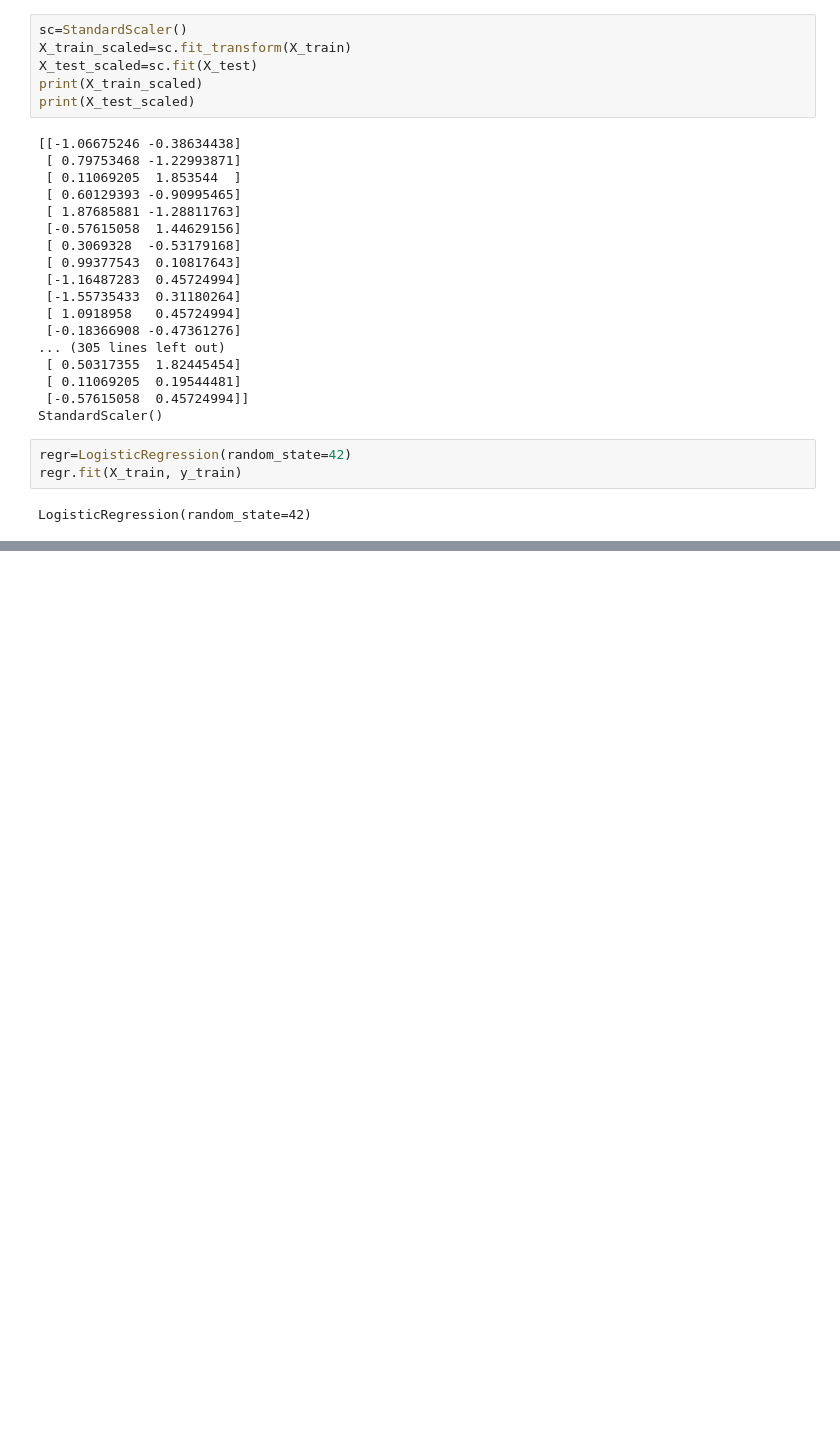
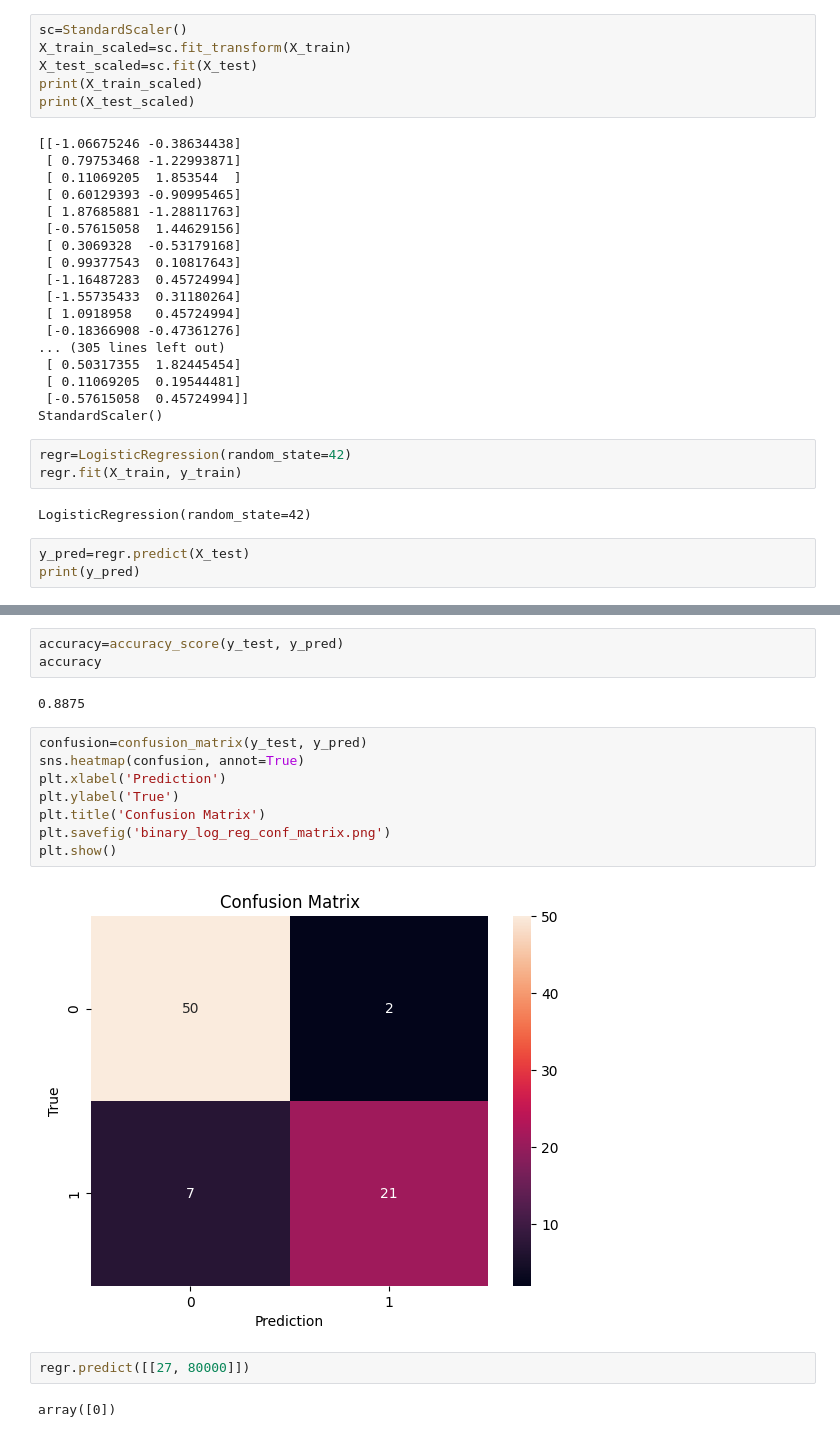
Before and after one commit to Robin2883/ML_Classification, a Jupyter notebook: Logistic Regression/binary_log_reg.ipynb, the cells around one changed output, grey strips where cells are left out. Drawn from its saved outputs; the diff is of its cells as text; blank space fills up the shorter version.

```diff
--- a/Logistic Regression/binary_log_reg.ipynb
+++ b/Logistic Regression/binary_log_reg.ipynb
@@ -128,3 +123,6 @@ regr=LogisticRegression(random_state=42)
 regr.fit(X_train, y_train)
 # %% [output]
 LogisticRegression(random_state=42)
+# %%
+y_pred=regr.predict(X_test)
+print(y_pred)
@@ -130,0 +154,19 @@ LogisticRegression(random_state=42)
+# %%
+accuracy=accuracy_score(y_test, y_pred)
+accuracy
+# %% [output]
+0.8875
+# %%
+confusion=confusion_matrix(y_test, y_pred)
+sns.heatmap(confusion, annot=True)
+plt.xlabel('Prediction')
+plt.ylabel('True')
+plt.title('Confusion Matrix')
+plt.savefig('binary_log_reg_conf_matrix.png')
+plt.show()
+# %% [output]
+[figure, added]
+# %%
+regr.predict([[27, 80000]])
+# %% [output]
+array([0])
```
Also changed, not shown: parts of 3 cells of this notebook.
